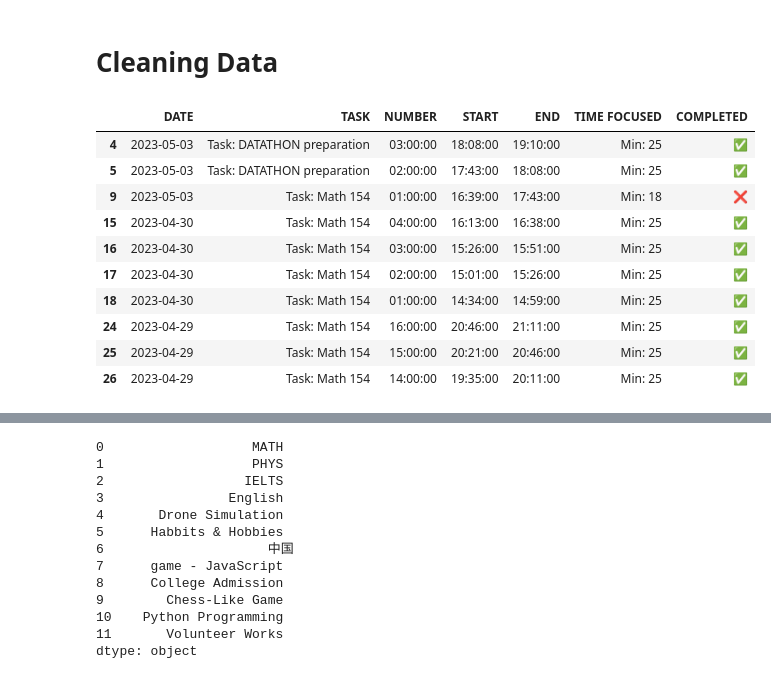
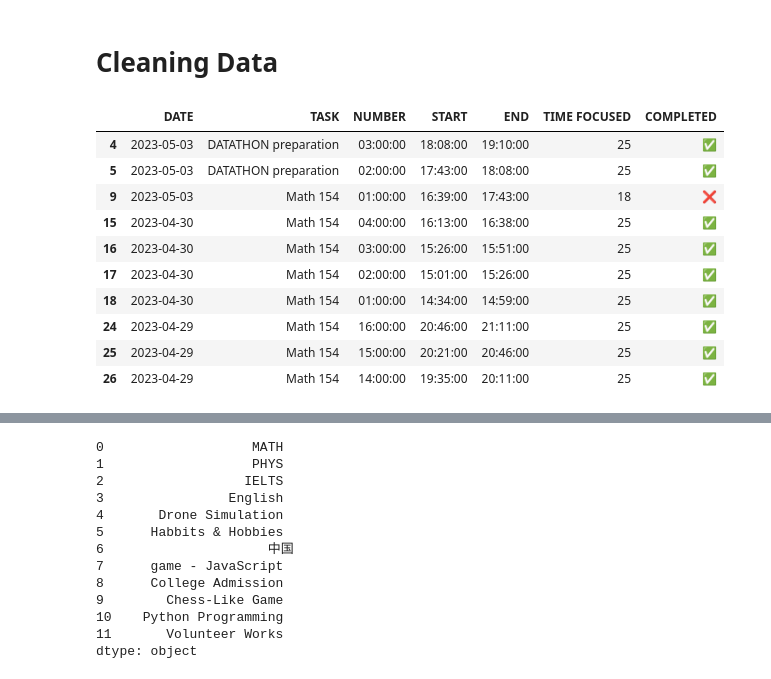
Before and after one commit to itszehrakaya/study-analysis, a Jupyter notebook: may_data.ipynb, the cells around one changed output, grey strips where cells are left out. Cells and saved outputs as stored; diff of their text form; code cells hidden in the pictures.

```diff
--- a/may_data.ipynb
+++ b/may_data.ipynb
@@ -32,9 +32,13 @@ df['DATE'] = df['DATE'].interpolate(method ='pad', limit_direction ='forward')
 # delete if any row include nan values
 df.dropna(how='any',axis=0, inplace=True)
 
+
 ##  fix typs of dates ##
+df['TASK'] = df['TASK'].str.strip('Task:')
+df['TIME FOCUSED'] = df['TIME FOCUSED'].str.strip('Min:')
+df['TIME FOCUSED'] = df['TIME FOCUSED'].astype(int)
+# delete ' - ' s in 'DATE' columnn
 
-# delete ' - ' s in 'DATE' columnn
 df['DATE'] = df['DATE'].str.strip(' - ')
 # delete unnecessary emojies
 df['TASK'] = df['TASK'].str.strip(' 📖|📈|📚|✍️|👂|🗣')
@@ -44,43 +48,43 @@ df['TASK'] = df['TASK'].str.strip(' 📖|📈|📚|✍️|👂|🗣')
 findY = df['DATE'].str.contains('2022')
 
 # get indexes that are not containing'2022'
 getFalse = findY[findY == False].index
 
 # format dates
 a = pd.to_datetime(df['DATE'].loc[getFalse], format='%d %B %a')+ pd.offsets.DateOffset(years=123) # this is because formating returns years as 1900 so it adds 123 years to the default value
 
 # update data
 df['DATE'].update(a)
 
 # **** #
 
 # get indexes containing'2022'
 getTrue = findY[findY == True].index
 
 # format dates
 b =  pd.to_datetime(df['DATE'].loc[getTrue], format='%d %b %Y %a')
 
 # update data
 df['DATE'].update(b)
 
 # **** #
 
 # show only dates not times
 df['DATE'] = pd.to_datetime(df['DATE']).dt.date
 
 df.head(10)
 # %% [output]
 |  | DATE | TASK | NUMBER | START | END | TIME FOCUSED | COMPLETED |
-| 4 | 2023-05-03 | Task: DATATHON preparation | 03:00:00 | 18:08:00 | 19:10:00 | Min: 25 | ✅ |
-| 5 | 2023-05-03 | Task: DATATHON preparation | 02:00:00 | 17:43:00 | 18:08:00 | Min: 25 | ✅ |
-| 9 | 2023-05-03 | Task: Math 154 | 01:00:00 | 16:39:00 | 17:43:00 | Min: 18 | ❌ |
-| 15 | 2023-04-30 | Task: Math 154 | 04:00:00 | 16:13:00 | 16:38:00 | Min: 25 | ✅ |
-| 16 | 2023-04-30 | Task: Math 154 | 03:00:00 | 15:26:00 | 15:51:00 | Min: 25 | ✅ |
-| 17 | 2023-04-30 | Task: Math 154 | 02:00:00 | 15:01:00 | 15:26:00 | Min: 25 | ✅ |
-| 18 | 2023-04-30 | Task: Math 154 | 01:00:00 | 14:34:00 | 14:59:00 | Min: 25 | ✅ |
-| 24 | 2023-04-29 | Task: Math 154 | 16:00:00 | 20:46:00 | 21:11:00 | Min: 25 | ✅ |
-| 25 | 2023-04-29 | Task: Math 154 | 15:00:00 | 20:21:00 | 20:46:00 | Min: 25 | ✅ |
-| 26 | 2023-04-29 | Task: Math 154 | 14:00:00 | 19:35:00 | 20:11:00 | Min: 25 | ✅ |
+| 4 | 2023-05-03 | DATATHON preparation | 03:00:00 | 18:08:00 | 19:10:00 | 25 | ✅ |
+| 5 | 2023-05-03 | DATATHON preparation | 02:00:00 | 17:43:00 | 18:08:00 | 25 | ✅ |
+| 9 | 2023-05-03 | Math 154 | 01:00:00 | 16:39:00 | 17:43:00 | 18 | ❌ |
+| 15 | 2023-04-30 | Math 154 | 04:00:00 | 16:13:00 | 16:38:00 | 25 | ✅ |
+| 16 | 2023-04-30 | Math 154 | 03:00:00 | 15:26:00 | 15:51:00 | 25 | ✅ |
+| 17 | 2023-04-30 | Math 154 | 02:00:00 | 15:01:00 | 15:26:00 | 25 | ✅ |
+| 18 | 2023-04-30 | Math 154 | 01:00:00 | 14:34:00 | 14:59:00 | 25 | ✅ |
+| 24 | 2023-04-29 | Math 154 | 16:00:00 | 20:46:00 | 21:11:00 | 25 | ✅ |
+| 25 | 2023-04-29 | Math 154 | 15:00:00 | 20:21:00 | 20:46:00 | 25 | ✅ |
+| 26 | 2023-04-29 | Math 154 | 14:00:00 | 19:35:00 | 20:11:00 | 25 | ✅ |
 # %%
 df_copy = df.copy()
 
```
Also changed, not shown: parts of 12 cells of this notebook, 1 other file.
